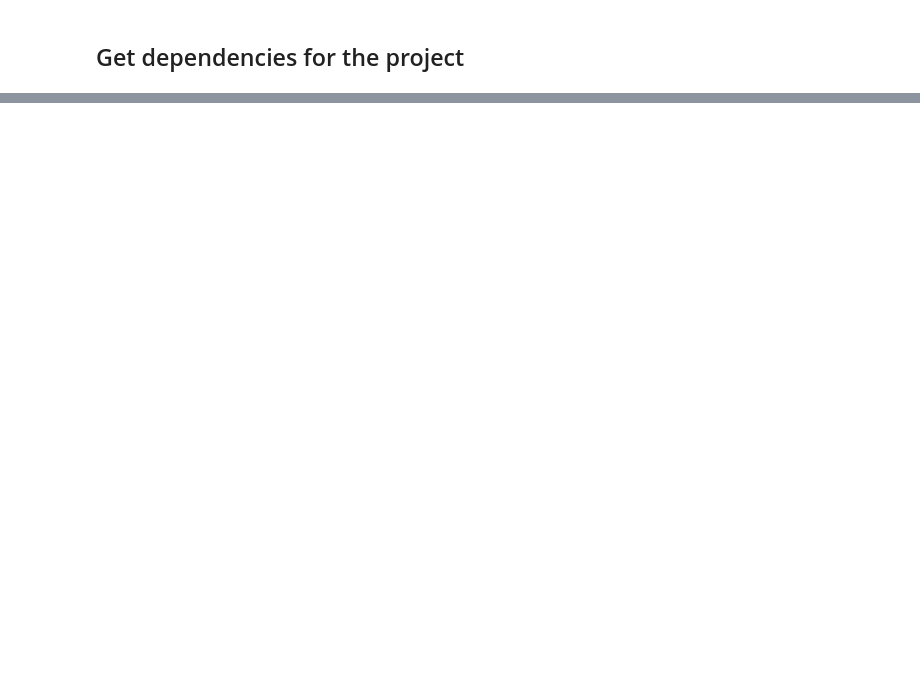
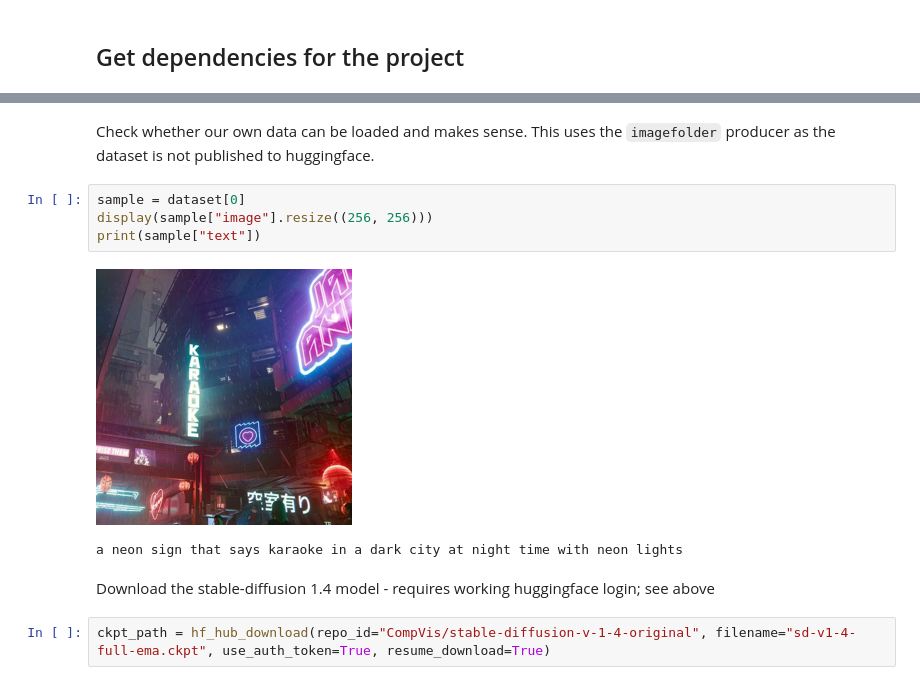
Before and after one commit to provos/stable-diffusion-finetuning, a Jupyter notebook: scripts/setup.ipynb, the cells around one changed output, grey strips where cells are left out. Saved outputs shown, nothing was run; the diff lists cells and outputs as text; blank space fills up the shorter version.

```diff
--- a/scripts/setup.ipynb
+++ b/scripts/setup.ipynb
@@ -73,0 +58,13 @@ Dataset imagefolder downloaded and prepared to /home/ubuntu/niels-data/cache/ima
+# %% [markdown]
+Check whether our own data can be loaded and makes sense. This uses the `imagefolder` producer as the dataset is not published to huggingface.
+# %%
+sample = dataset[0]
+display(sample["image"].resize((256, 256)))
+print(sample["text"])
+# %% [output]
+[figure, added]
+a neon sign that says karaoke in a dark city at night time with neon lights
+# %% [markdown]
+Download the stable-diffusion 1.4 model - requires working huggingface login; see above
+# %%
+ckpt_path = hf_hub_download(repo_id="CompVis/stable-diffusion-v-1-4-original", filename="sd-v1-4-full-ema.ckpt", use_auth_token=True, resume_download=True)
```
Also changed, not shown: parts of 8 cells of this notebook.
